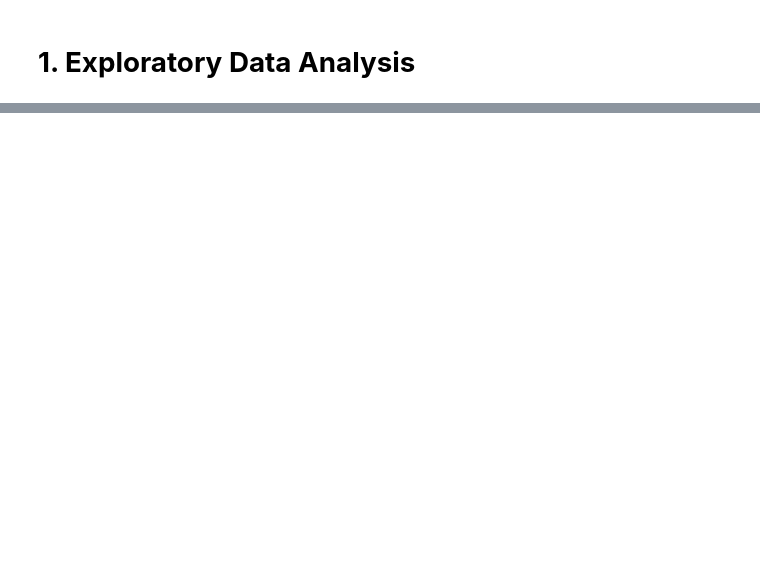
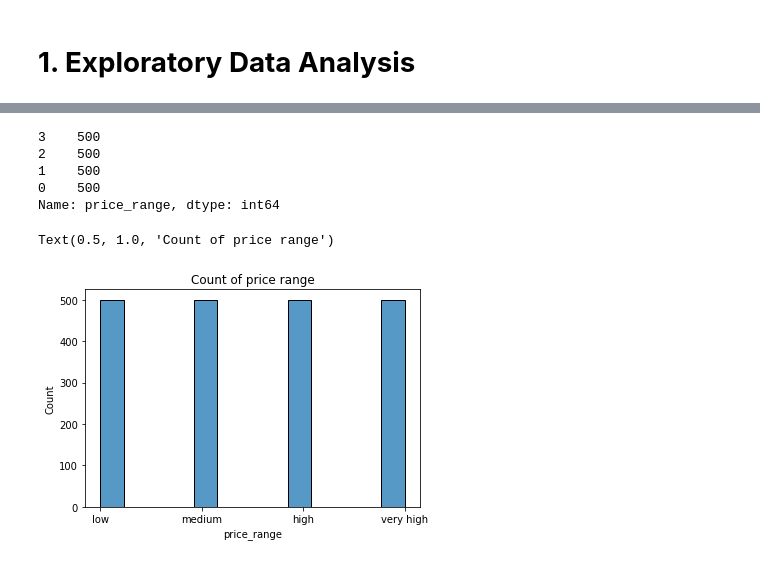
Before and after one commit to avilashsrivastava/Mobile-Price-Range-Prediction, a Jupyter notebook: Individual_Final_Notebook.ipynb, the cells around one changed output, grey strips where cells are left out. Cells and saved outputs as stored; diff of their text form; code cells hidden in the pictures; blank space fills up the shorter version.

```diff
--- a/Individual_Final_Notebook.ipynb
+++ b/Individual_Final_Notebook.ipynb
@@ -171,0 +213,19 @@ To start with let us look at the features/variables/columns we have in our datas
+# %%
+# let us see the count of each of these categories
+mobile_df['price_range'].value_counts()
+# %% [output]
+3    500
+2    500
+1    500
+0    500
+Name: price_range, dtype: int64
+# %%
+# visualize the count
+xtick=[0,1,2,3]
+label=['low','medium','high','very high']
+sns.histplot(data=mobile_df['price_range'])
+plt.xticks(xtick,label)
+plt.title('Count of price range')
+# %% [output]
+Text(0.5, 1.0, 'Count of price range')
+[figure, added]
```
Also changed, not shown: parts of 37 cells of this notebook.
